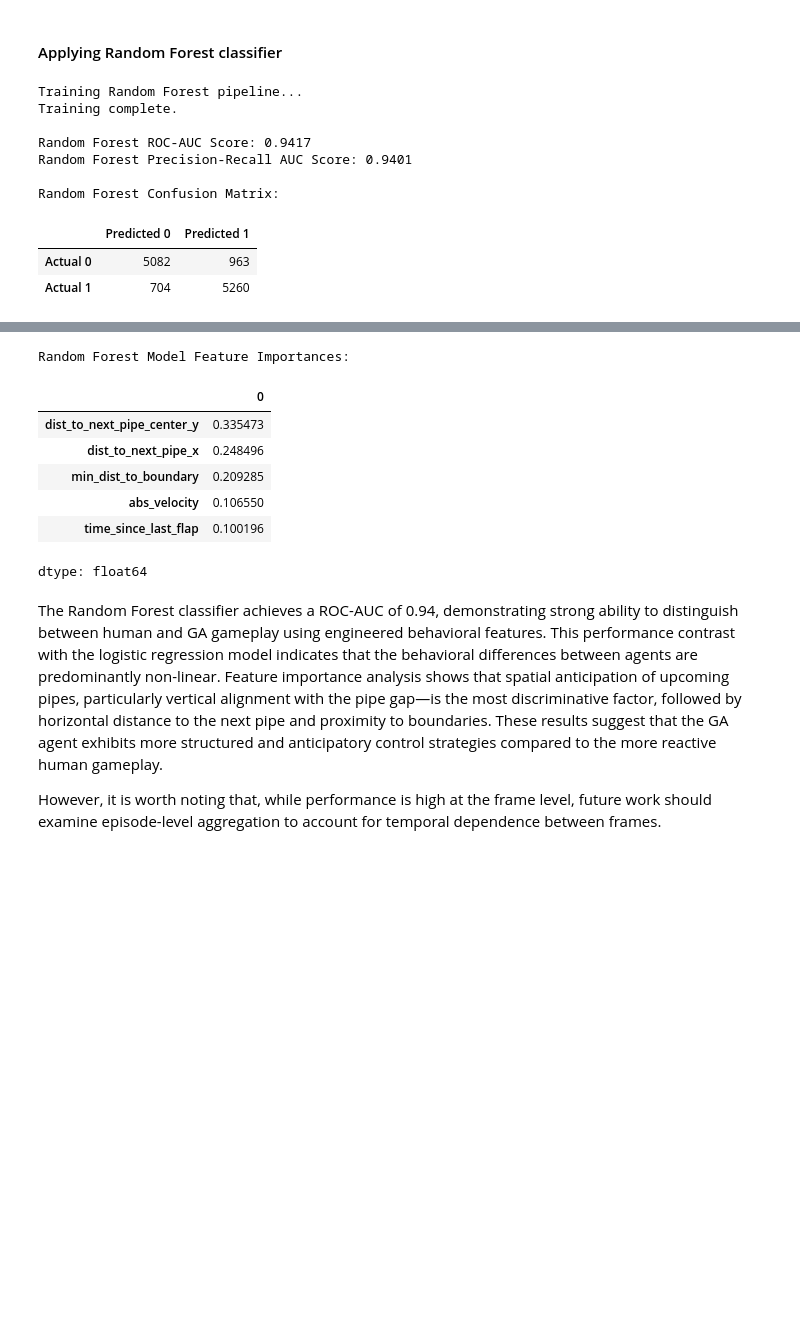
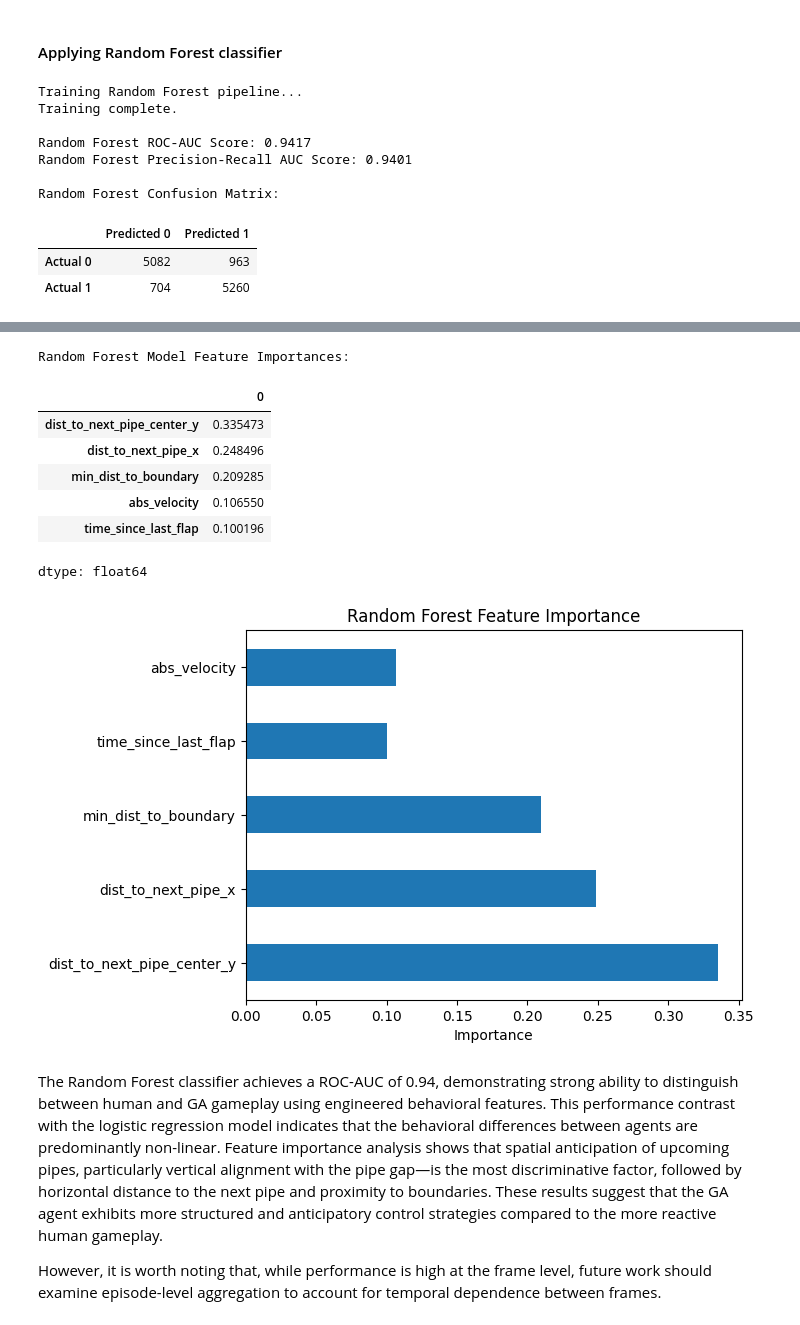
Before and after one commit to Rei0101/JS-FlappyBird, a Jupyter notebook: notebooks/HumanVsAIFlappyBirdGameplayAnalysis.ipynb, the cells around one changed output, grey strips where cells are left out. Cells and saved outputs as stored; diff of their text form; code cells hidden in the pictures; blank space fills up the shorter version.

```diff
--- a/notebooks/HumanVsAIFlappyBirdGameplayAnalysis.ipynb
+++ b/notebooks/HumanVsAIFlappyBirdGameplayAnalysis.ipynb
@@ -1958,33 +1970,40 @@ plt.ylabel('Precision')
 plt.title('Precision-Recall Curve for Random Forest Classifier')
 plt.legend(loc='lower left')
 plt.grid(True)
 plt.show()
 
 random_forest_model = rf_pipeline.named_steps['randomforestclassifier']
 
 feature_importances = pd.Series(random_forest_model.feature_importances_, index=X_train.columns)
 print("\nRandom Forest Model Feature Importances:")
 display(feature_importances.sort_values(ascending=False))
+
+feature_importances.plot(kind="barh")
+plt.title("Random Forest Feature Importance")
+plt.xlabel("Importance")
+plt.gca().invert_yaxis()
+plt.show()
 # %% [output]
 Training Random Forest pipeline...
 Training complete.
 
 Random Forest ROC-AUC Score: 0.9417
 Random Forest Precision-Recall AUC Score: 0.9401
 
 Random Forest Confusion Matrix:
 |  | Predicted 0 | Predicted 1 |
 | Actual 0 | 5082 | 963 |
 | Actual 1 | 704 | 5260 |
 [figure]
 Random Forest Model Feature Importances:
 |  | 0 |
 | dist_to_next_pipe_center_y | 0.335473 |
 | dist_to_next_pipe_x | 0.248496 |
 | min_dist_to_boundary | 0.209285 |
 | abs_velocity | 0.106550 |
 | time_since_last_flap | 0.100196 |
 dtype: float64
+[figure, added]
 # %% [markdown]
 The Random Forest classifier achieves a ROC-AUC of 0.94, demonstrating strong ability to distinguish between human and GA gameplay using engineered behavioral features. This performance contrast with the logistic regression model indicates that the behavioral differences between agents are predominantly non-linear. Feature importance analysis shows that spatial anticipation of upcoming pipes, particularly vertical alignment with the pipe gap—is the most discriminative factor, followed by horizontal distance to the next pipe and proximity to boundaries. These results suggest that the GA agent exhibits more structured and anticipatory control strategies compared to the more reactive human gameplay.
 
```
Also changed, not shown: parts of 47 cells of this notebook.
